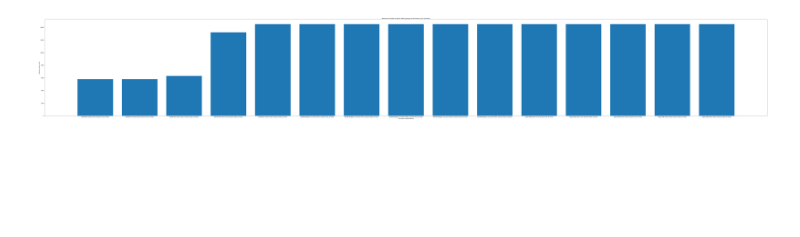
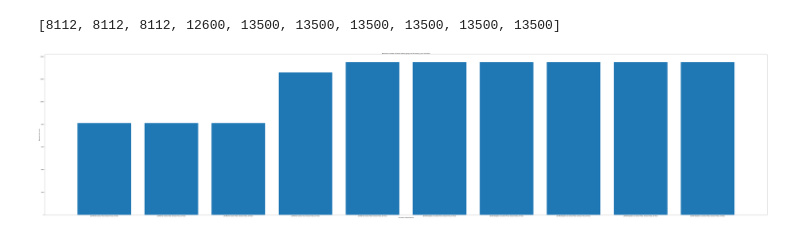
Before and after one commit to fabiannagel/gknet-benchmarks, a Jupyter notebook: benchmarks/oom_analysis/OOM analysis.ipynb, the cells around one changed output. Saved outputs shown, nothing was run; the diff lists cells and outputs as text; code cells hidden in the pictures; blank space fills up the shorter version.

```diff
--- a/benchmarks/oom_analysis/OOM analysis.ipynb
+++ b/benchmarks/oom_analysis/OOM analysis.ipynb
@@ -32,19 +46,28 @@ plot_oom_behavior(labels, system_sizes, all_properties, only_stress, only_stress
 # %%
 # to verify the previous plot's correctness
-labels = [c.description for c in calculators]
-values = [c.n for c in calculators]
 
-calculator_types = set([c.short_description for c in calculators])
+# calcs = filter(lambda c: "GNN" in c.description, calculators)
+# print(list(calcs))
+
+calcs = list(filter(lambda c: "GNN" not in c.description, calculators))
+
+labels = [c.description for c in calcs]
+values = [c.n for c in calcs]
+
+print(values)
+
+calculator_types = set([c.short_description for c in calcs])
 
 fig = plt.figure()
-ax = fig.add_axes([0, 0, 15, 3])
+ax = fig.add_axes([0, 0, 15, 5])
 ax.bar(labels, values)
 
 ax.set_title("Maximum number of atoms before going out-of-memory, per calculator")
 ax.set_xlabel("Calculator implementations")
 ax.set_ylabel("Maximum atom count")
 # ax.legend()
 
 plt.show()
 # %% [output]
+[8112, 8112, 8112, 12600, 13500, 13500, 13500, 13500, 13500, 13500]
-[figure, old version]
+[figure, new version]
```
Also changed, not shown: parts of 2 cells of this notebook, 3 other files.
